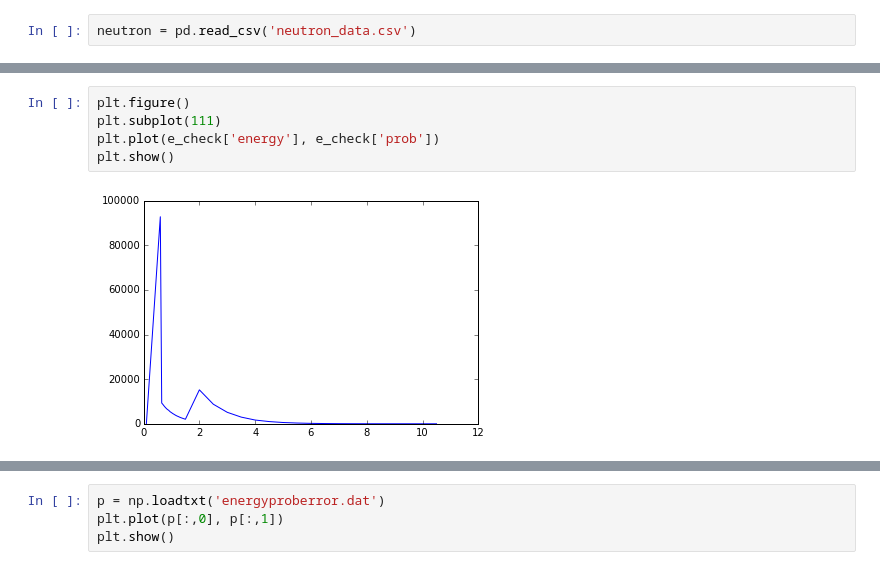
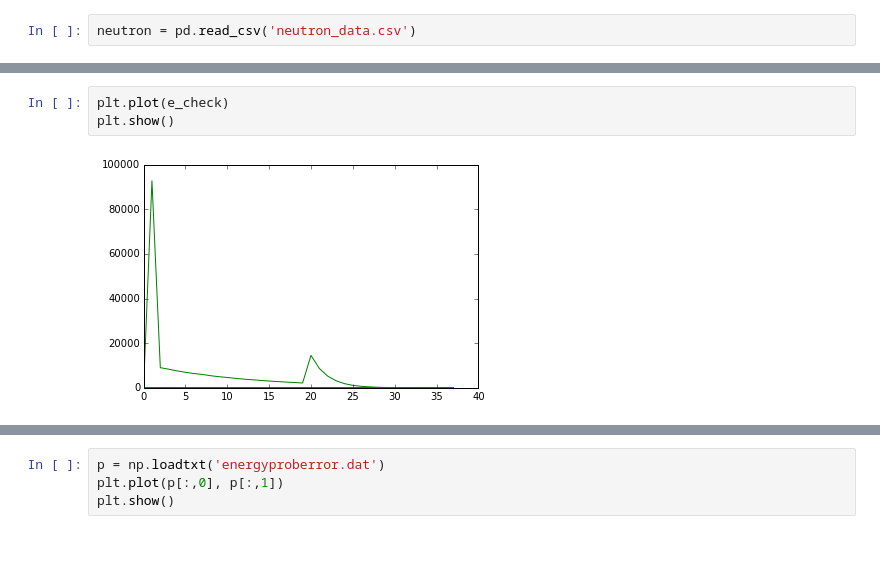
Before and after one commit to piovere/nucnotes, a Jupyter notebook: ne532/Project1/scratch.ipynb, the cells around one changed output, grey strips where cells are left out. Saved outputs shown, nothing was run; the diff lists cells and outputs as text.

Commit message:
finally fixed energy stuff for photons

```diff
--- a/ne532/Project1/scratch.ipynb
+++ b/ne532/Project1/scratch.ipynb
@@ -190,7 +164,5 @@ Name: prob, dtype: float64
 # %%
-plt.figure()
-plt.subplot(111)
-plt.plot(e_check['energy'], e_check['prob'])
+plt.plot(e_check)
 plt.show()
 # %% [output]
-[figure, old version]
+[figure, new version]
```
Also changed, not shown: parts of 15 cells of this notebook, 3 other files.
